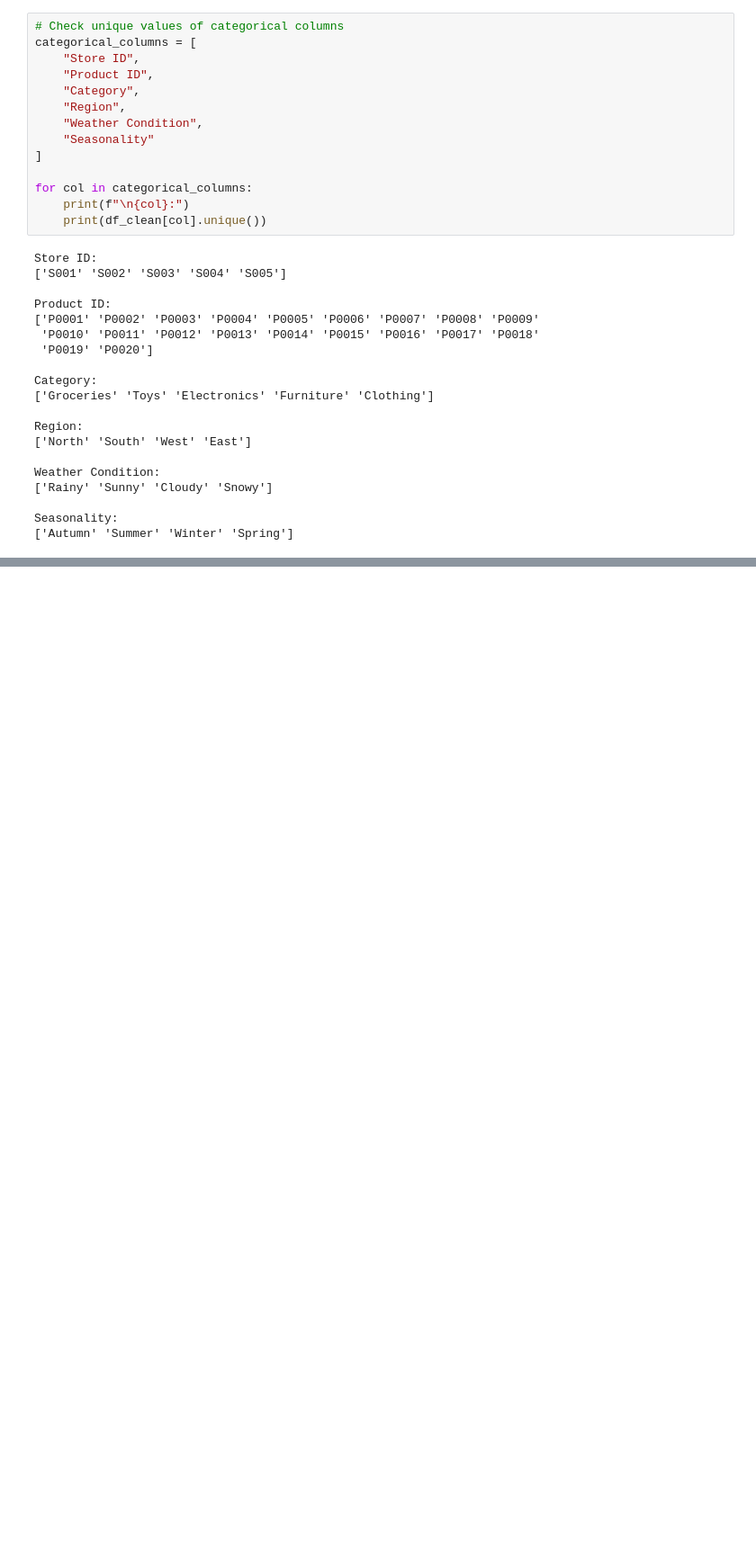
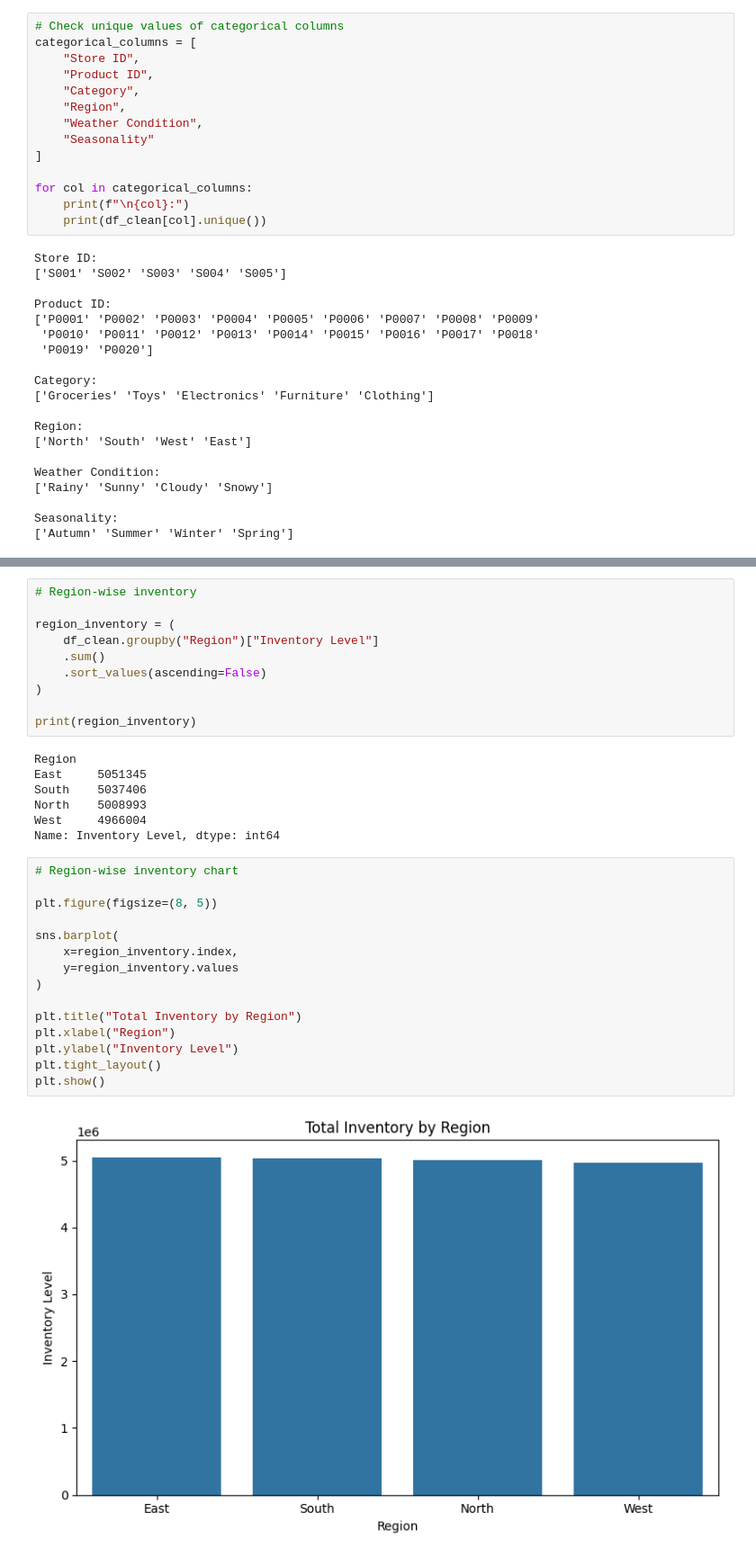
Before and after one commit to skismailkhan256-source/warehouse-stock-reorder-prediction, a Jupyter notebook: notebooks/warehouse_stock_analysis.ipynb, the cells around one changed output, grey strips where cells are left out. Shown at 90% size. Saved outputs shown, nothing was run; the diff lists cells and outputs as text; blank space fills up the shorter version.

```diff
--- a/notebooks/warehouse_stock_analysis.ipynb
+++ b/notebooks/warehouse_stock_analysis.ipynb
@@ -154,0 +196,34 @@ Seasonality:
+# %%
+# Region-wise inventory
+
+region_inventory = (
+    df_clean.groupby("Region")["Inventory Level"]
+    .sum()
+    .sort_values(ascending=False)
+)
+
+print(region_inventory)
+# %% [output]
+Region
+East     5051345
+South    5037406
+North    5008993
+West     4966004
+Name: Inventory Level, dtype: int64
+# %%
+# Region-wise inventory chart
+
+plt.figure(figsize=(8, 5))
+
+sns.barplot(
+    x=region_inventory.index,
+    y=region_inventory.values
+)
+
+plt.title("Total Inventory by Region")
+plt.xlabel("Region")
+plt.ylabel("Inventory Level")
+plt.tight_layout()
+plt.show()
+# %% [output]
+[figure, added]
```
Also changed, not shown: parts of 15 cells of this notebook.
